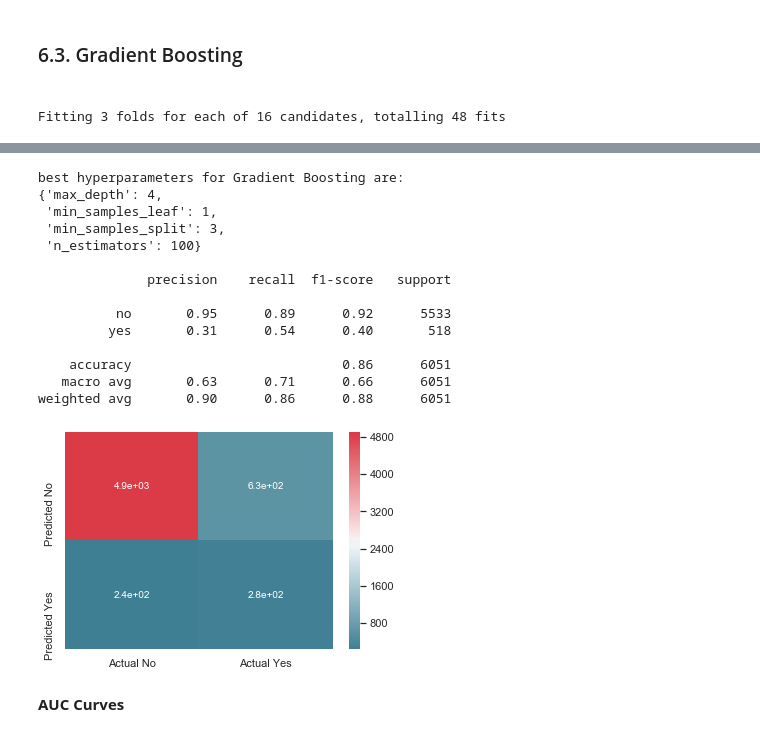
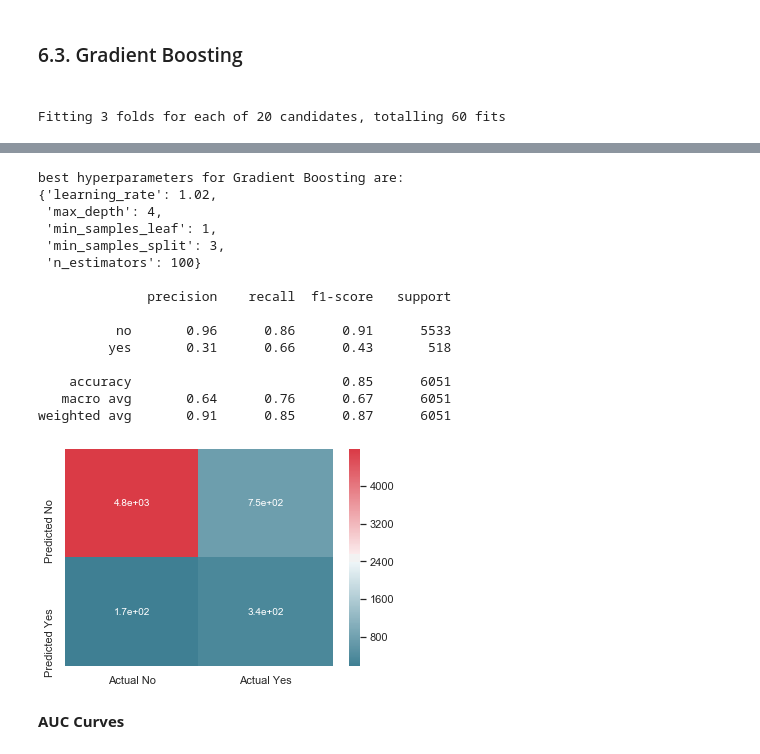
Before and after one commit to ophirshurany/Data-Science-, a Jupyter notebook: Data_Science_NB.ipynb, the cells around one changed output, grey strips where cells are left out. Cells and saved outputs as stored; diff of their text form; code cells hidden in the pictures.

```diff
--- a/Data_Science_NB.ipynb
+++ b/Data_Science_NB.ipynb
@@ -632,12 +632,13 @@ solver = ['lbfgs', 'newton-cg',"liblinear","sag","saga"]
 multi_class = ['auto', 'ovr',"multinomial"]
 # Create the random grid
 random_grid = {'solver': solver,
+               "penalty":["l1","l2"],
                'multi_class': multi_class}
 pprint(random_grid)
 # search across 100 different combinations, and use all available cores
 Log_Reg_random = RandomizedSearchCV(estimator = Log_Reg,
                                param_distributions = random_grid,
-                               n_iter = 100, cv = kfold, verbose=2,
+                               n_iter = 20, cv = kfold, verbose=2,
                                random_state=42, n_jobs = -1)
 Log_Reg_random.fit(x_train, y_train)
 print("best hyperparameters for Logistic Regression are:")
@@ -645,10 +646,10 @@ pprint(Log_Reg_random.best_params_)
 print("")
 Log_Reg_best_random = Log_Reg_random.best_estimator_
 prediction_Log_Reg = Log_Reg_best_random.predict(x_test)
-CM_LR=confusion_matrix(y_test, prediction_LR)
+CM_LR=confusion_matrix(y_test, prediction_Log_Reg)
 df_cm = pd.DataFrame(CM_LR, index = ["Predicted No","Predicted Yes"],
                   columns = ["Actual No","Actual Yes"])
-print(classification_report(y_test, prediction_LR,target_names=["no","yes"]))
+print(classification_report(y_test, prediction_Log_Reg,target_names=["no","yes"]))
 plt.figure()
 sns.heatmap(df_cm,cmap=cmap, annot=True)
 #AUC
@@ -681,14 +683,16 @@ weighted avg       0.89      0.80      0.83      6051
 from sklearn.ensemble import AdaBoostClassifier
 from sklearn.tree import DecisionTreeClassifier
 ADA = AdaBoostClassifier()
-base_estimator.append(None)
 # Create the random grid
-random_grid = {'n_estimators': [50,100]}
+random_grid = {'n_estimators': [50,100],
+               "learning_rate":[0.098,1,1.02],
+               "base_estimator":[DecisionTreeClassifier(max_depth=1),DecisionTreeClassifier(max_depth=2)],
+              "algorithm":["SAMME", "SAMME.R"]}
 pprint(random_grid)
 # search across 100 different combinations, and use all available cores
 ADA_random = RandomizedSearchCV(estimator = ADA,
                                param_distributions = random_grid,
-                               n_iter = 100, cv = kfold, verbose=2,
+                               n_iter = 20, cv = kfold, verbose=2,
                                random_state=42, n_jobs = -1)
 ADA_random.fit(x_train, y_train)
 print("best hyperparameters for ADABOOST are:")
@@ -732,19 +758,20 @@ from sklearn.ensemble import GradientBoostingClassifier
 grd = GradientBoostingClassifier()
 random_grid = {'n_estimators': [50,100],
                 'max_depth': [3,4],
+               "learning_rate":[0.098,1,1.02],
                 'min_samples_split': [2,3],
                 'min_samples_leaf': [1,2]}
 grd_random = RandomizedSearchCV(estimator = grd,
-                                param_distributions = random_grid,
-                                n_iter = 100, cv = kfold, verbose=2,
-                                random_state=42, n_jobs = -1)
+                               param_distributions = random_grid,
+                               n_iter = 20, cv = kfold, verbose=2,
+                               random_state=42, n_jobs = -1)
 grd_random.fit(x_train, y_train)
 print("best hyperparameters for Gradient Boosting are:")
 pprint(grd_random.best_params_)
 print("")
 grd_best_random = grd_random.best_estimator_
 predictions_grd = grd_best_random.predict(x_test)
-CM_grd_reg=confusion_matrix(y_test, predictions_grd_reg)
+CM_grd_reg=confusion_matrix(y_test, predictions_grd)
 df_cm = pd.DataFrame(CM_grd_reg, index = ["Predicted No","Predicted Yes"],
                   columns = ["Actual No","Actual Yes"])
 print(classification_report(y_test, predictions_grd,target_names=["no","yes"]))
@@ -756,4 +783,4 @@ preds_grd = probs_grd[:,1]
 fprgrd, tprgrd, thresholdgrd = metrics.roc_curve(y_test, preds_grd)
 roc_aucgrd = metrics.auc(fprgrd, tprgrd)
 # %% [output]
-Fitting 3 folds for each of 16 candidates, totalling 48 fits
+Fitting 3 folds for each of 20 candidates, totalling 60 fits
@@ -763,18 +790,19 @@ Fitting 3 folds for each of 16 candidates, totalling 48 fits
 best hyperparameters for Gradient Boosting are:
-{'max_depth': 4,
+{'learning_rate': 1.02,
+ 'max_depth': 4,
  'min_samples_leaf': 1,
  'min_samples_split': 3,
  'n_estimators': 100}
 
               precision    recall  f1-score   support
 
-          no       0.95      0.89      0.92      5533
-         yes       0.31      0.54      0.40       518
+          no       0.96      0.86      0.91      5533
+         yes       0.31      0.66      0.43       518
 
-    accuracy                           0.86      6051
-   macro avg       0.63      0.71      0.66      6051
-weighted avg       0.90      0.86      0.88      6051
+    accuracy                           0.85      6051
+   macro avg       0.64      0.76      0.67      6051
+weighted avg       0.91      0.85      0.87      6051
-[figure, old version]
+[figure, new version]
 # %% [markdown]
 **AUC Curves**
 # %%
```
Also changed, not shown: parts of 5 cells of this notebook.
